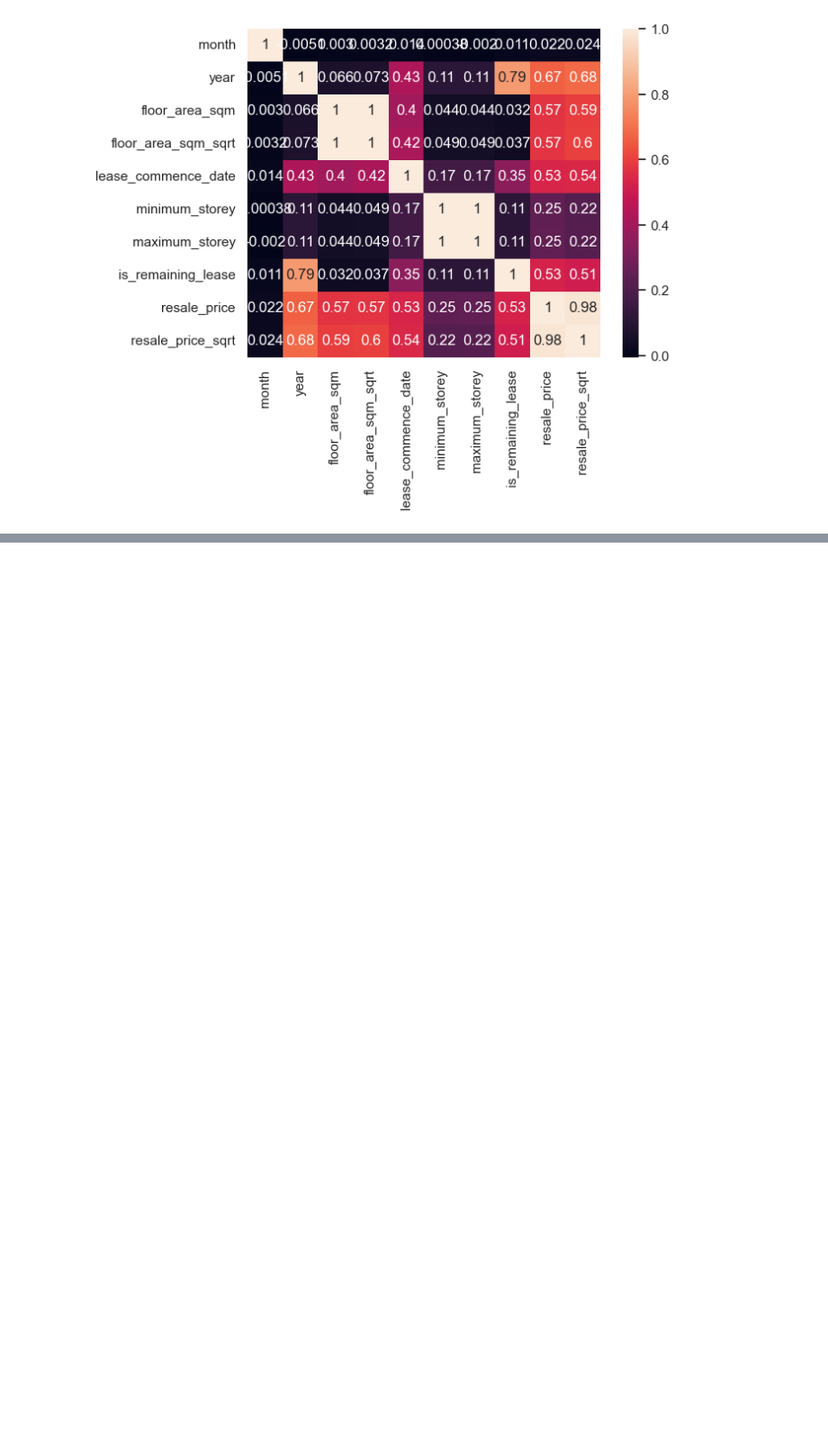
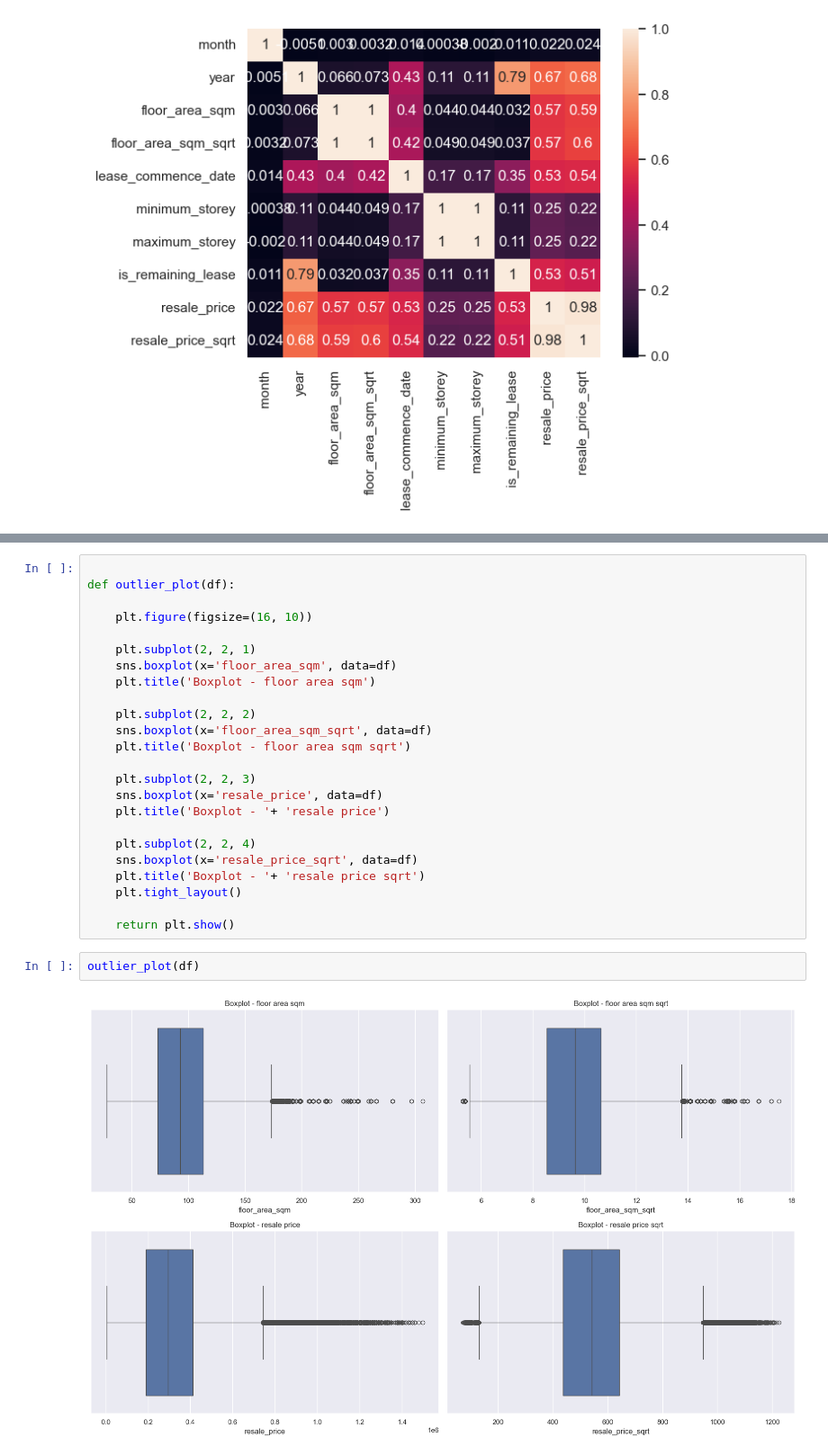
Before and after one commit to Prakash-Kani/Singapore-Resale-Flat-Prices-Prediction, a Jupyter notebook: EDA.ipynb, the cells around one changed output, grey strips where cells are left out. Shown at 90% size. Saved outputs shown, nothing was run; the diff lists cells and outputs as text; blank space fills up the shorter version.

Commit message:
Updated and Handling Outliers using Quantile method

```diff
--- a/EDA.ipynb
+++ b/EDA.ipynb
@@ -230,0 +249,28 @@ sns.heatmap(df[column_name].corr(), annot= True)
+# %%
+
+def outlier_plot(df):
+
+    plt.figure(figsize=(16, 10))
+
+    plt.subplot(2, 2, 1)
+    sns.boxplot(x='floor_area_sqm', data=df)
+    plt.title('Boxplot - floor area sqm')
+
+    plt.subplot(2, 2, 2)
+    sns.boxplot(x='floor_area_sqm_sqrt', data=df)
+    plt.title('Boxplot - floor area sqm sqrt')
+
+    plt.subplot(2, 2, 3)
+    sns.boxplot(x='resale_price', data=df)
+    plt.title('Boxplot - '+ 'resale price')
+
+    plt.subplot(2, 2, 4)
+    sns.boxplot(x='resale_price_sqrt', data=df)
+    plt.title('Boxplot - '+ 'resale price sqrt')
+    plt.tight_layout()
+
+    return plt.show()
+# %%
+outlier_plot(df)
+# %% [output]
+[figure, added]
```
Also changed, not shown: parts of 5 cells of this notebook.
